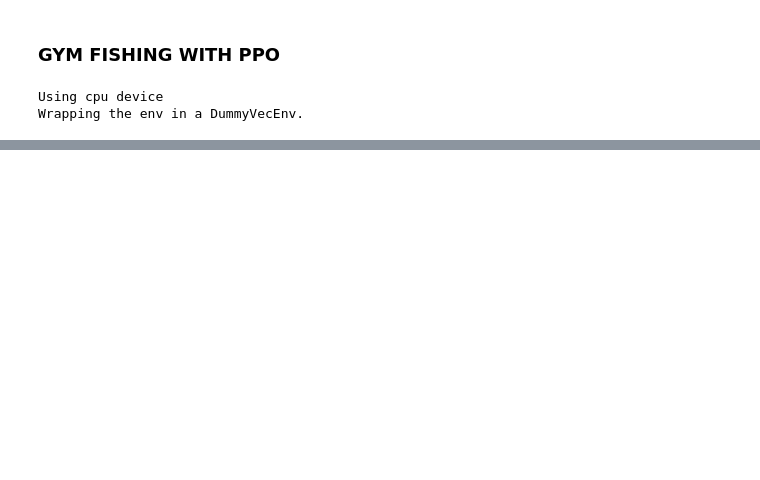
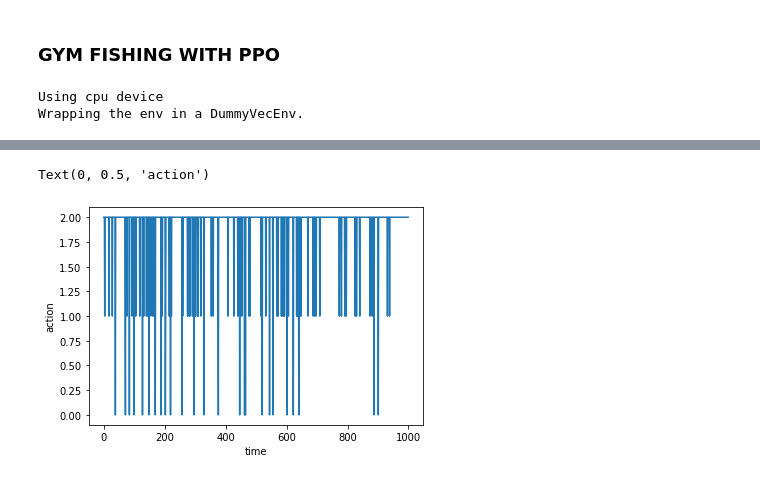
Before and after one commit to boettiger-lab/conservation-agents, a Jupyter notebook: fishing_with_PP0.ipynb, the cells around one changed output, grey strips where cells are left out. Saved outputs shown, nothing was run; the diff lists cells and outputs as text; code cells hidden in the pictures; blank space fills up the shorter version.

```diff
--- a/fishing_with_PP0.ipynb
+++ b/fishing_with_PP0.ipynb
@@ -42,0 +69,7 @@ env.close()
+# %%
+plt.plot(results.loc[0:999,'action'])
+plt.xlabel('time')
+plt.ylabel('action')
+# %% [output]
+Text(0, 0.5, 'action')
+[figure, added]
```
Also changed, not shown: parts of 5 cells of this notebook.
